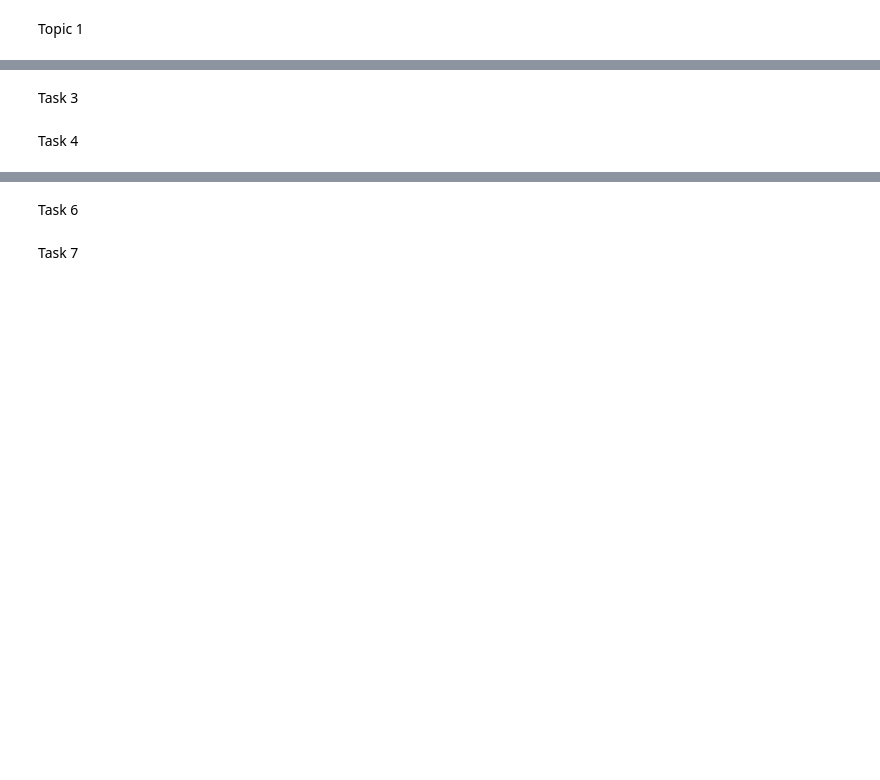
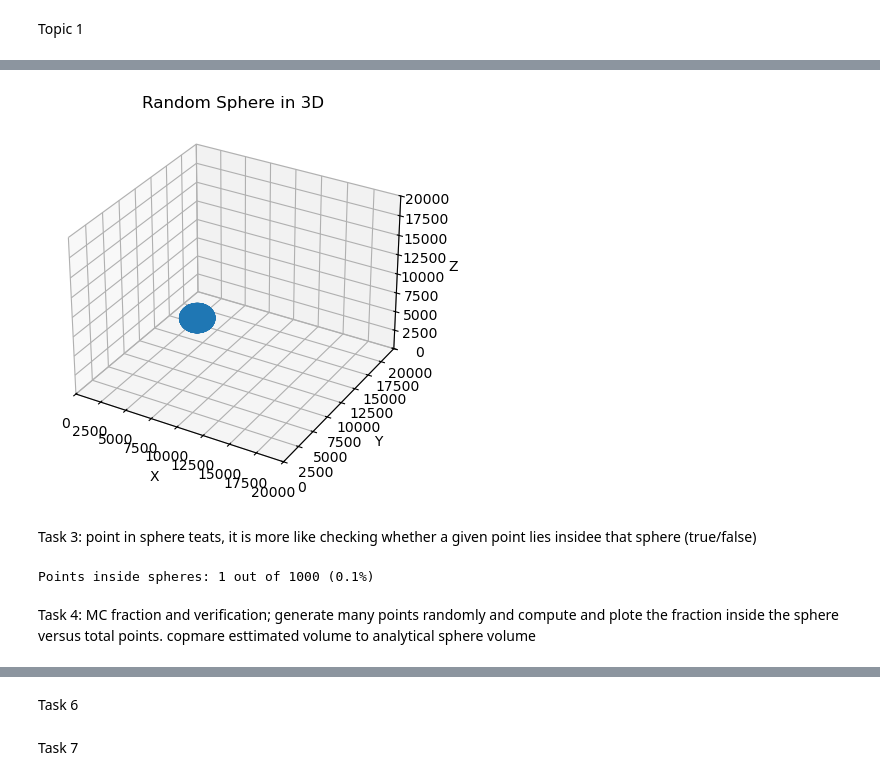
Before and after one commit to baraa-220/project3, a Jupyter notebook: project3.ipynb, the cells around one changed output, grey strips where cells are left out. Saved outputs shown, nothing was run; the diff lists cells and outputs as text; code cells hidden in the pictures; blank space fills up the shorter version.

```diff
--- a/project3.ipynb
+++ b/project3.ipynb
@@ -62,4 +132,78 @@ Task 2
+# %%
+
+def random_num_with_r(amont, lower=0, upper=20000, radius_size=6):
+    delta_radius = upper - lower
+    r = np.round(np.random.uniform(0, delta_radius/ radius_size, size=amont))
+    x, y, z = [], [], []
+    for radius in r:
+        x.append(np.round(np.random.uniform(lower + radius, upper - radius)))
+        y.append(np.round(np.random.uniform(lower + radius, upper - radius)))
+        z.append(np.round(np.random.uniform(lower + radius, upper - radius)))
+    return np.array([r, x, y, z]).T
+def plot_sphere(sphere, num_points=100):
+    r, cx, cy, cz = sphere[0]
+    u = np.linspace(0, 2 * np.pi, num_points)
+    v = np.linspace(0, np.pi, num_points)
+    x = r * np.outer(np.cos(u), np.sin(v)) + cx
+    y = r * np.outer(np.sin(u), np.sin(v)) + cy
+    z = r * np.outer(np.ones_like(u), np.cos(v)) + cz
+    return x, y, z
+sphere = random_num_with_r(1, 0, 20000, 6)
+x, y, z = plot_sphere(sphere)
+x = np.squeeze(x).ravel()
+y = np.squeeze(y).ravel()
+z = np.squeeze(z).ravel()
+fig = plt.figure()
+ax = fig.add_subplot(projection="3d")
+
+ax.set_xlim(0, 20000)
+ax.set_ylim(0, 20000)
+ax.set_zlim(0, 20000)
+
+ax.scatter(x, y, z, s=1, marker='.')
+ax.set_xlabel('X')
+ax.set_ylabel('Y')
+ax.set_zlabel('Z')
+ax.set_title('Random Sphere in 3D')
+
+plt.show()
+# %% [output]
+[figure, added]
 # %% [markdown]
-Task 3
+Task 3: point in sphere teats, it is more like checking whether a given point lies insidee that sphere (true/false)
+# %%
+
+def point_in_sphere(point, sphere):
+
+    return ((sphere[1] - point[0]) ** 2 +
+            (sphere[2] - point[1]) ** 2 +
+            (sphere[3] - point[2]) ** 2) < sphere[0] ** 2
+
+
+def find_points_in_spheres(spheres, points):
+
+    x_point, y_point, z_point = [], [], []
+    point_in = 0
+
+    for sphere in spheres:
+        for point in points:
+            if point_in_sphere(point, sphere):
+                point_in += 1
+                x_point.append(point[0])
+                y_point.append(point[1])
+                z_point.append(point[2])
+
+    return x_point, y_point, z_point, point_in
+
+
+# testing
+sphere = np.array([[1000, 5000, 5000, 5000]])
+points = np.random.uniform(0, 20000, size=(1000, 3))
+
+x_point, y_point, z_point, point_in = find_points_in_spheres(sphere, points)
+
+print(f"Points inside spheres: {point_in} out of {len(points)} ({point_in / len(points) * 100}%)")
+# %% [output]
+Points inside spheres: 1 out of 1000 (0.1%)
 # %% [markdown]
-Task 4
+Task 4: MC fraction and verification; generate many points randomly and compute and plote the fraction inside the sphere versus total points. copmare esttimated volume to analytical sphere volume
```
Also changed, not shown: parts of 18 cells of this notebook.
